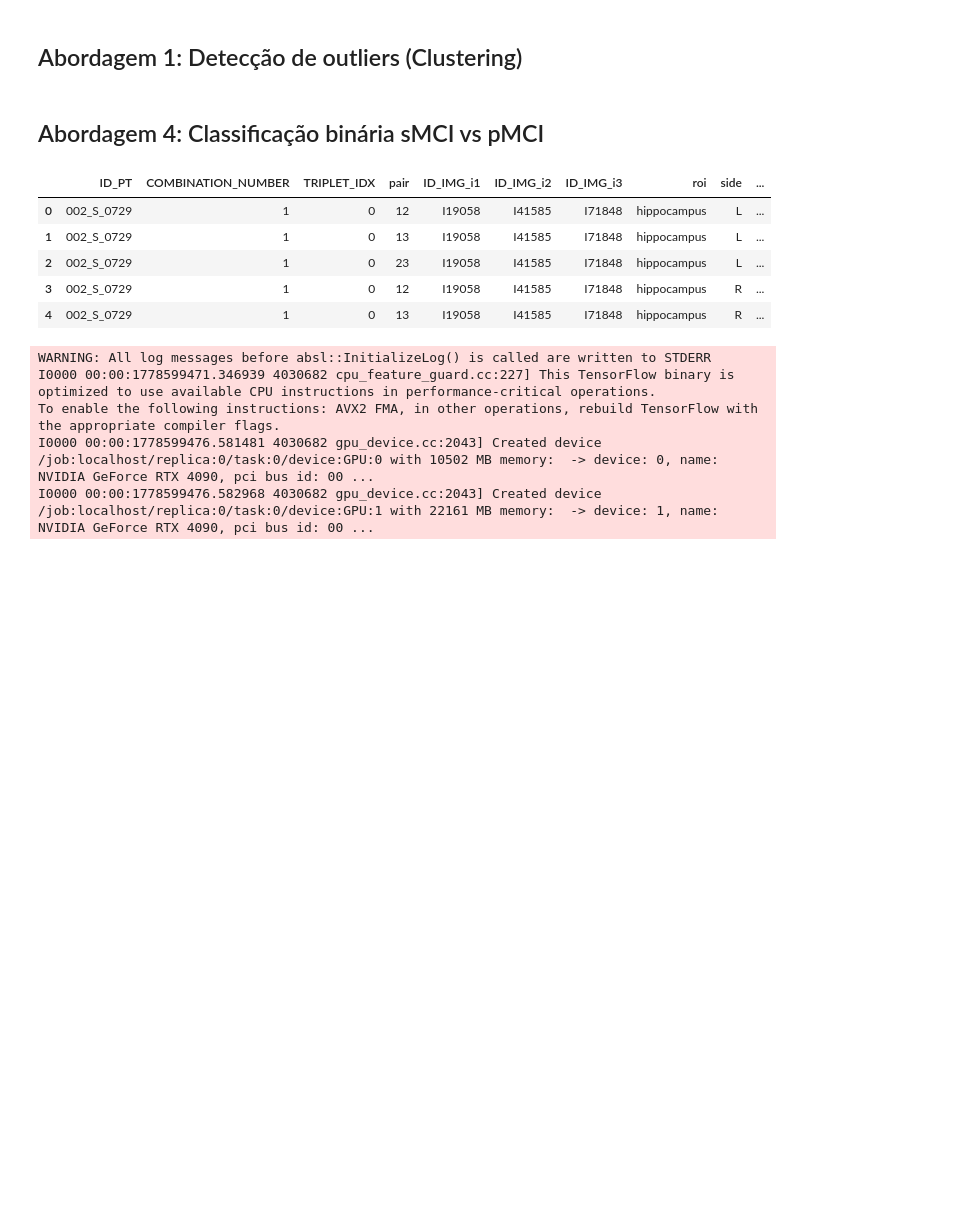
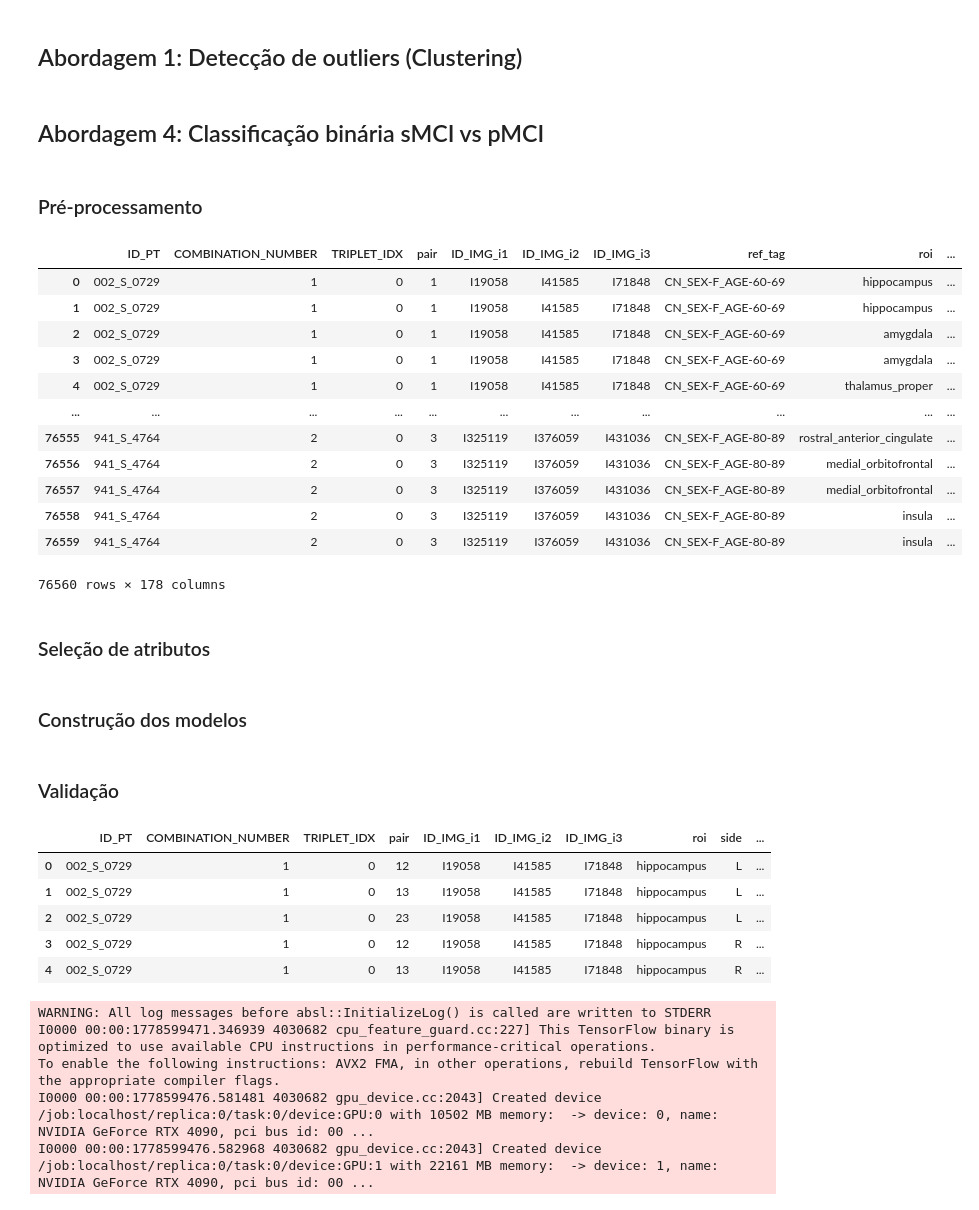
Before and after one commit to PauloMatheusGr/graphs, a Jupyter notebook: experimentos.ipynb, the cells around one changed output. Saved outputs shown, nothing was run; the diff lists cells and outputs as text; code cells hidden in the pictures; blank space fills up the shorter version.

```diff
--- a/experimentos.ipynb
+++ b/experimentos.ipynb
@@ -33,6 +33,32 @@ from sklearn.svm import OneClassSVM
 ## Testar GMM, KMEANS, etc..
 # %% [markdown]
 ## Abordagem 4: Classificação binária sMCI vs pMCI
+# %% [markdown]
+### Pré-processamento
+# %%
+import pandas as pd
+
+pd.read_csv("csvs/abordagem_4_sMCI_pMCI/all_unitary_features_neurocombat.csv")
+# %% [output]
+|  | ID_PT | COMBINATION_NUMBER | TRIPLET_IDX | pair | ID_IMG_i1 | ID_IMG_i2 | ID_IMG_i3 | ref_tag | roi | ... |
+| 0 | 002_S_0729 | 1 | 0 | 1 | I19058 | I41585 | I71848 | CN_SEX-F_AGE-60-69 | hippocampus | ... |
+| 1 | 002_S_0729 | 1 | 0 | 1 | I19058 | I41585 | I71848 | CN_SEX-F_AGE-60-69 | hippocampus | ... |
+| 2 | 002_S_0729 | 1 | 0 | 1 | I19058 | I41585 | I71848 | CN_SEX-F_AGE-60-69 | amygdala | ... |
+| 3 | 002_S_0729 | 1 | 0 | 1 | I19058 | I41585 | I71848 | CN_SEX-F_AGE-60-69 | amygdala | ... |
+| 4 | 002_S_0729 | 1 | 0 | 1 | I19058 | I41585 | I71848 | CN_SEX-F_AGE-60-69 | thalamus_proper | ... |
+| ... | ... | ... | ... | ... | ... | ... | ... | ... | ... | ... |
+| 76555 | 941_S_4764 | 2 | 0 | 3 | I325119 | I376059 | I431036 | CN_SEX-F_AGE-80-89 | rostral_anterior_cingulate | ... |
+| 76556 | 941_S_4764 | 2 | 0 | 3 | I325119 | I376059 | I431036 | CN_SEX-F_AGE-80-89 | medial_orbitofrontal | ... |
+| 76557 | 941_S_4764 | 2 | 0 | 3 | I325119 | I376059 | I431036 | CN_SEX-F_AGE-80-89 | medial_orbitofrontal | ... |
+| 76558 | 941_S_4764 | 2 | 0 | 3 | I325119 | I376059 | I431036 | CN_SEX-F_AGE-80-89 | insula | ... |
+| 76559 | 941_S_4764 | 2 | 0 | 3 | I325119 | I376059 | I431036 | CN_SEX-F_AGE-80-89 | insula | ... |
+76560 rows × 178 columns
+# %% [markdown]
+### Seleção de atributos
+# %% [markdown]
+### Construção dos modelos
+# %% [markdown]
+### Validação
 # %%
 # modelagem tabular para classificação binária
 # %%
```
Also changed, not shown: 3 other files.
